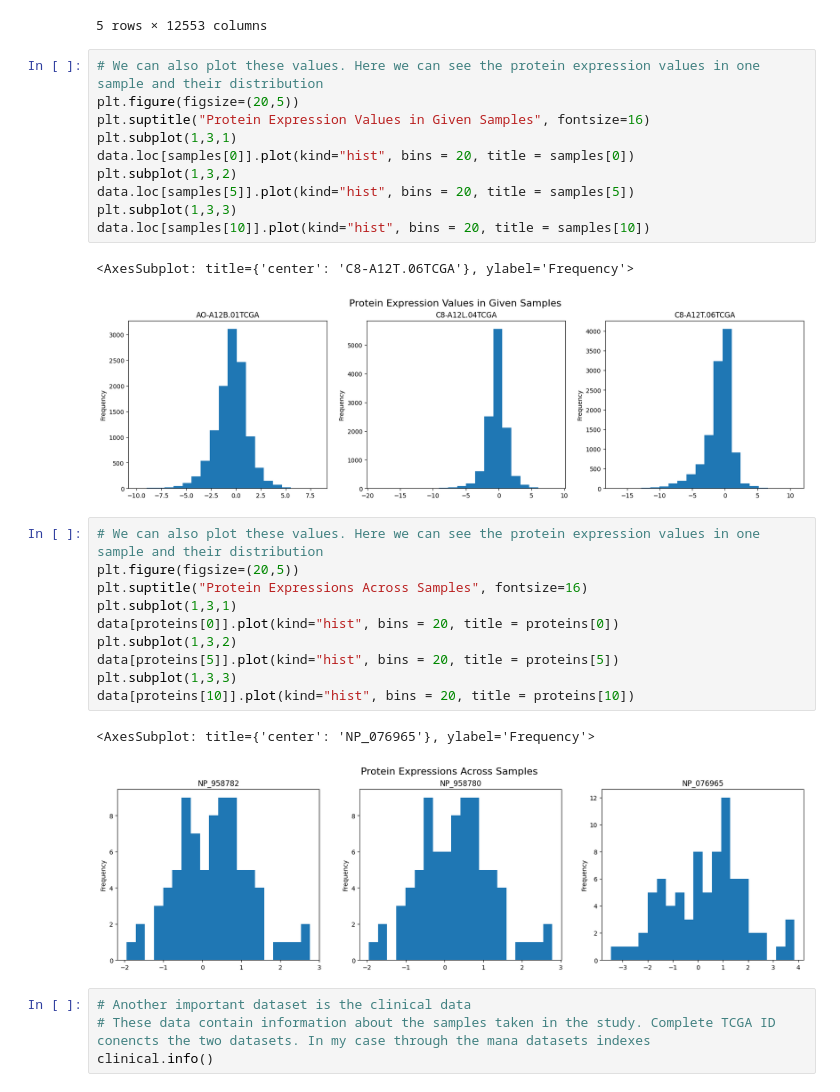
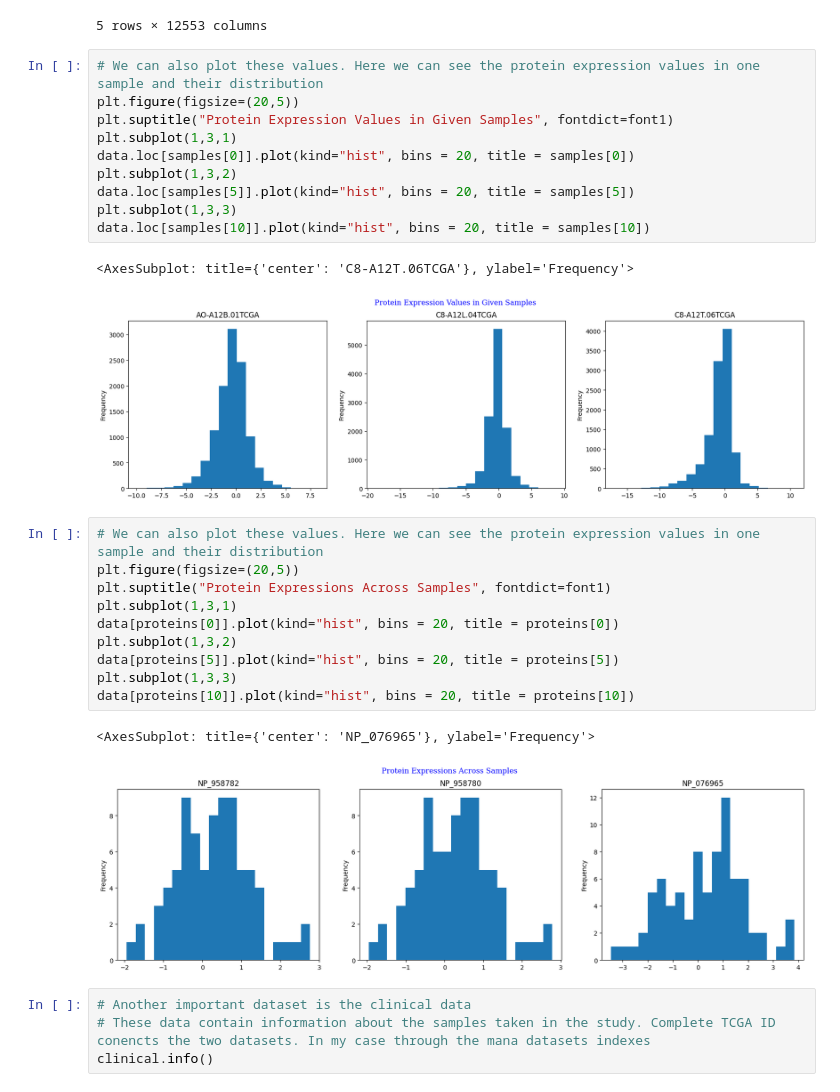
Before and after one commit to jmtony2000/Analysis-of-the-Breast-Cancer-Proteome-Dataset, a Jupyter notebook: Analysis_of_the_Breast_Cancer_Proteome_Dataset.ipynb, the cells around one changed output. Saved outputs shown, nothing was run; the diff lists cells and outputs as text.

```diff
--- a/Analysis_of_the_Breast_Cancer_Proteome_Dataset.ipynb
+++ b/Analysis_of_the_Breast_Cancer_Proteome_Dataset.ipynb
@@ -93,20 +93,20 @@ data.head()
 # %%
 # We can also plot these values. Here we can see the protein expression values in one sample and their distribution
 plt.figure(figsize=(20,5))
-plt.suptitle("Protein Expression Values in Given Samples", fontsize=16)
+plt.suptitle("Protein Expression Values in Given Samples", fontdict=font1)
 plt.subplot(1,3,1)
 data.loc[samples[0]].plot(kind="hist", bins = 20, title = samples[0])
 plt.subplot(1,3,2)
 data.loc[samples[5]].plot(kind="hist", bins = 20, title = samples[5])
 plt.subplot(1,3,3)
 data.loc[samples[10]].plot(kind="hist", bins = 20, title = samples[10])
 # %% [output]
 <AxesSubplot: title={'center': 'C8-A12T.06TCGA'}, ylabel='Frequency'>
-[figure, old version]
+[figure, new version]
 # %%
 # We can also plot these values. Here we can see the protein expression values in one sample and their distribution
 plt.figure(figsize=(20,5))
-plt.suptitle("Protein Expressions Across Samples", fontsize=16)
+plt.suptitle("Protein Expressions Across Samples", fontdict=font1)
 plt.subplot(1,3,1)
 data[proteins[0]].plot(kind="hist", bins = 20, title = proteins[0])
 plt.subplot(1,3,2)
@@ -115,7 +115,7 @@ plt.subplot(1,3,3)
 data[proteins[10]].plot(kind="hist", bins = 20, title = proteins[10])
 # %% [output]
 <AxesSubplot: title={'center': 'NP_076965'}, ylabel='Frequency'>
-[figure, old version]
+[figure, new version]
 # %%
 # Another important dataset is the clinical data
 # These data contain information about the samples taken in the study. Complete TCGA ID conencts the two datasets. In my case through the mana datasets indexes
```
Also changed, not shown: parts of 12 cells of this notebook.
